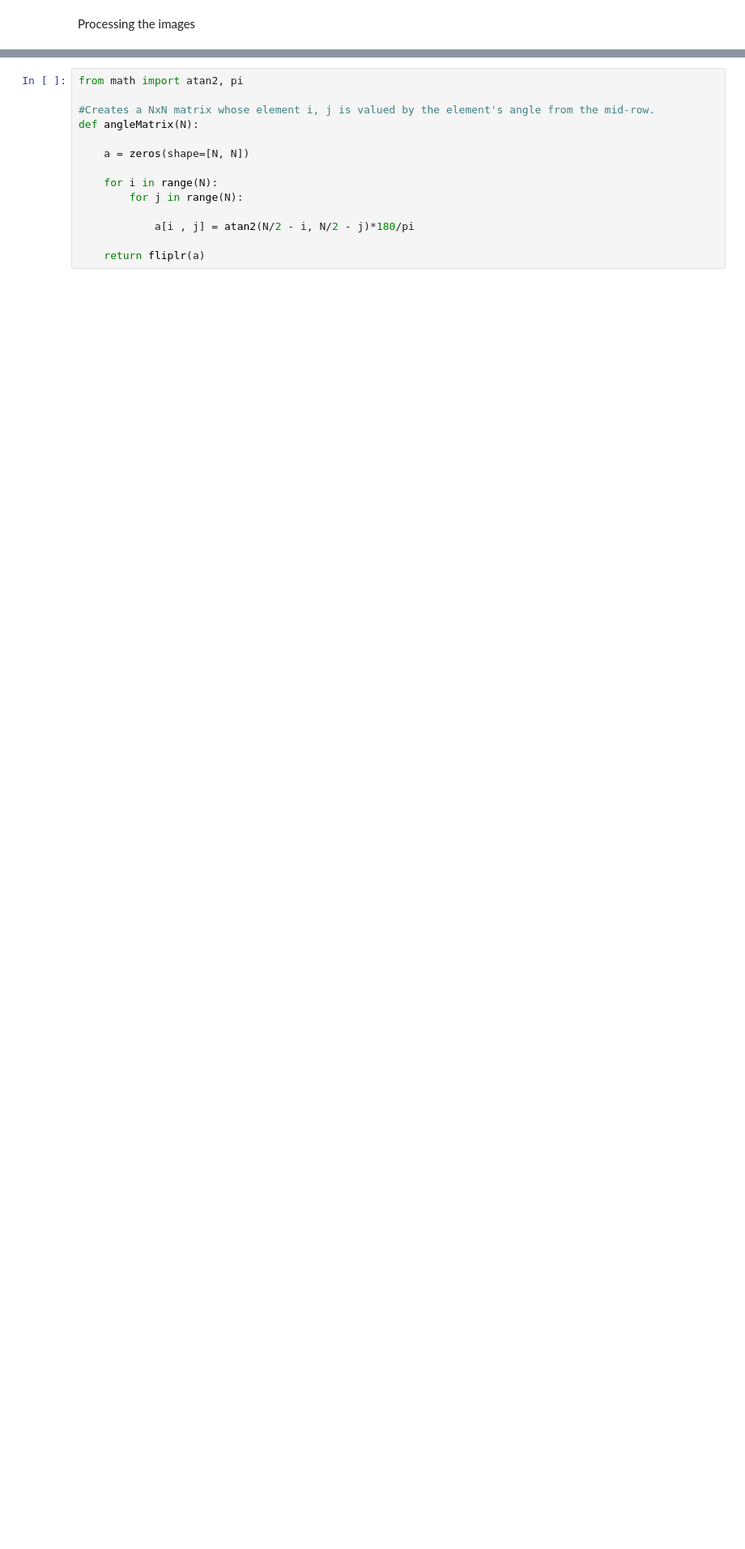
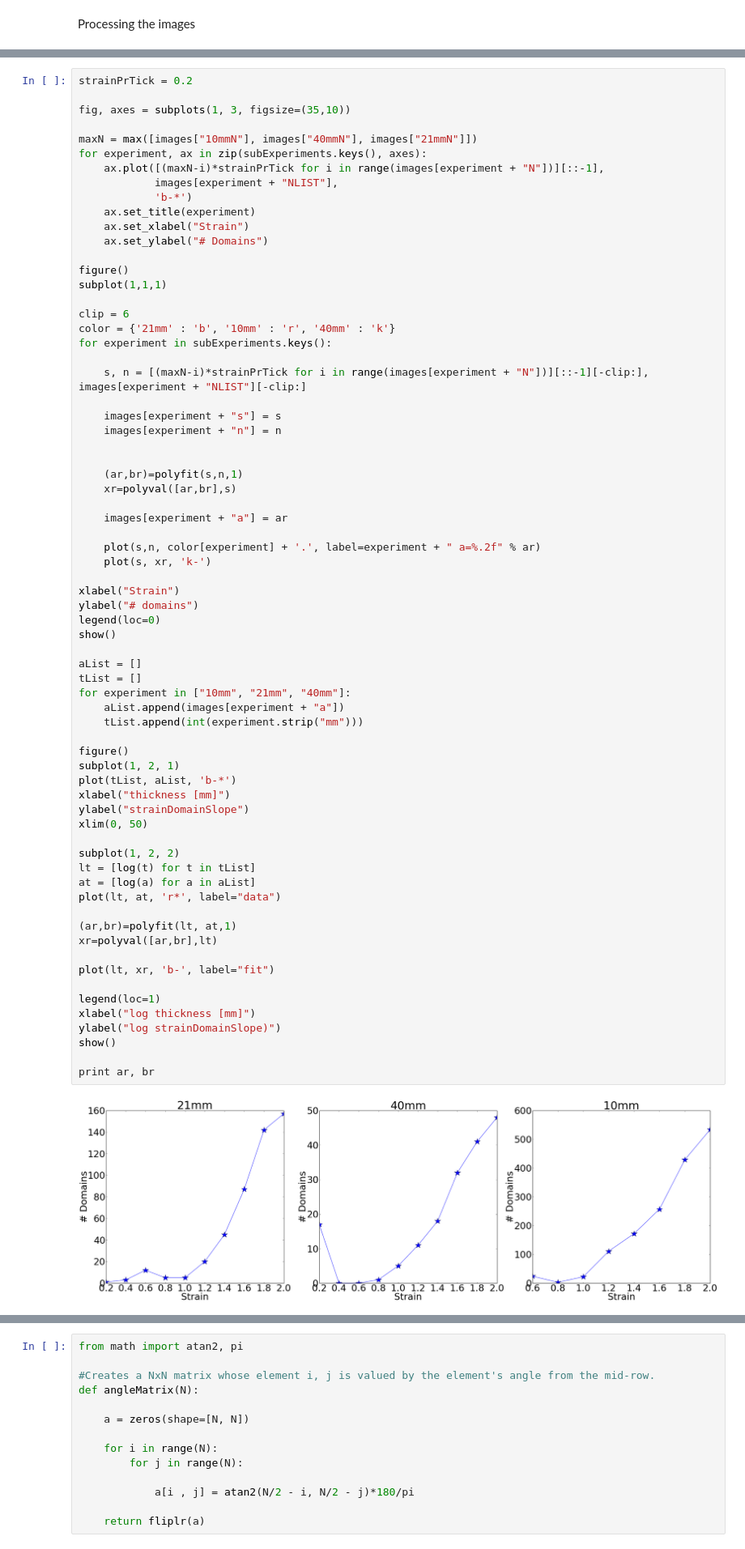
Before and after one commit to jorgehog/notebookCollection, a Jupyter notebook: FlourExperiment.ipynb, the cells around one changed output, grey strips where cells are left out. Shown at 81% size. Drawn from its saved outputs; the diff is of its cells as text; blank space fills up the shorter version.

```diff
--- a/FlourExperiment.ipynb
+++ b/FlourExperiment.ipynb
@@ -219,0 +264,71 @@ show()
+# %%
+strainPrTick = 0.2
+
+fig, axes = subplots(1, 3, figsize=(35,10))
+
+maxN = max([images["10mmN"], images["40mmN"], images["21mmN"]])
+for experiment, ax in zip(subExperiments.keys(), axes):
+    ax.plot([(maxN-i)*strainPrTick for i in range(images[experiment + "N"])][::-1],
+            images[experiment + "NLIST"],
+            'b-*')
+    ax.set_title(experiment)
+    ax.set_xlabel("Strain")
+    ax.set_ylabel("# Domains")
+
+figure()
+subplot(1,1,1)
+
+clip = 6
+color = {'21mm' : 'b', '10mm' : 'r', '40mm' : 'k'}
+for experiment in subExperiments.keys():
+
+    s, n = [(maxN-i)*strainPrTick for i in range(images[experiment + "N"])][::-1][-clip:], images[experiment + "NLIST"][-clip:]
+
+    images[experiment + "s"] = s
+    images[experiment + "n"] = n
+
+
+    (ar,br)=polyfit(s,n,1)
+    xr=polyval([ar,br],s)
+
+    images[experiment + "a"] = ar
+
+    plot(s,n, color[experiment] + '.', label=experiment + " a=%.2f" % ar)
+    plot(s, xr, 'k-')
+
+xlabel("Strain")
+ylabel("# domains")
+legend(loc=0)
+show()
+
+aList = []
+tList = []
+for experiment in ["10mm", "21mm", "40mm"]:
+    aList.append(images[experiment + "a"])
+    tList.append(int(experiment.strip("mm")))
+
+figure()
+subplot(1, 2, 1)
+plot(tList, aList, 'b-*')
+xlabel("thickness [mm]")
+ylabel("strainDomainSlope")
+xlim(0, 50)
+
+subplot(1, 2, 2)
+lt = [log(t) for t in tList]
+at = [log(a) for a in aList]
+plot(lt, at, 'r*', label="data")
+
+(ar,br)=polyfit(lt, at,1)
+xr=polyval([ar,br],lt)
+
+plot(lt, xr, 'b-', label="fit")
+
+legend(loc=1)
+xlabel("log thickness [mm]")
+ylabel("log strainDomainSlope)")
+show()
+
+print ar, br
+# %% [output]
+[figure, added]
```
Also changed, not shown: parts of 11 cells of this notebook.
